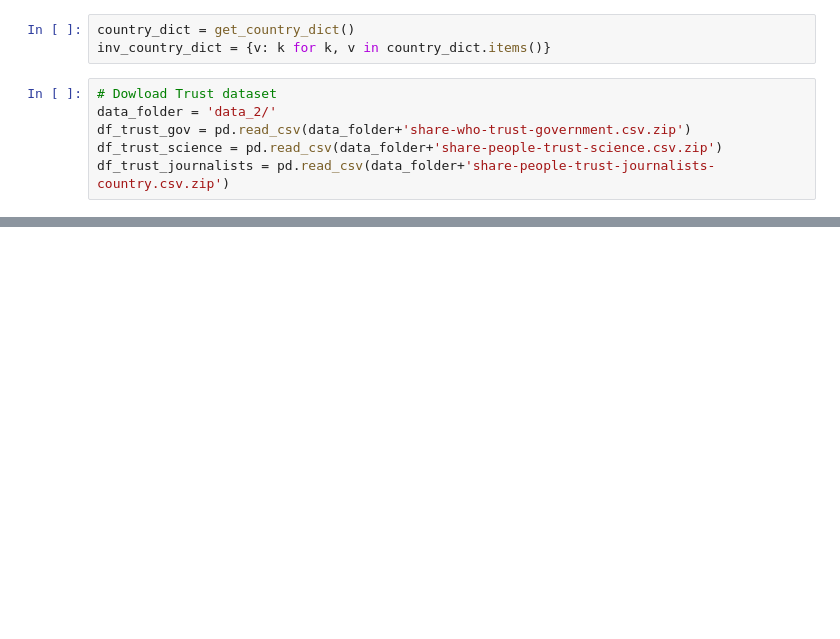
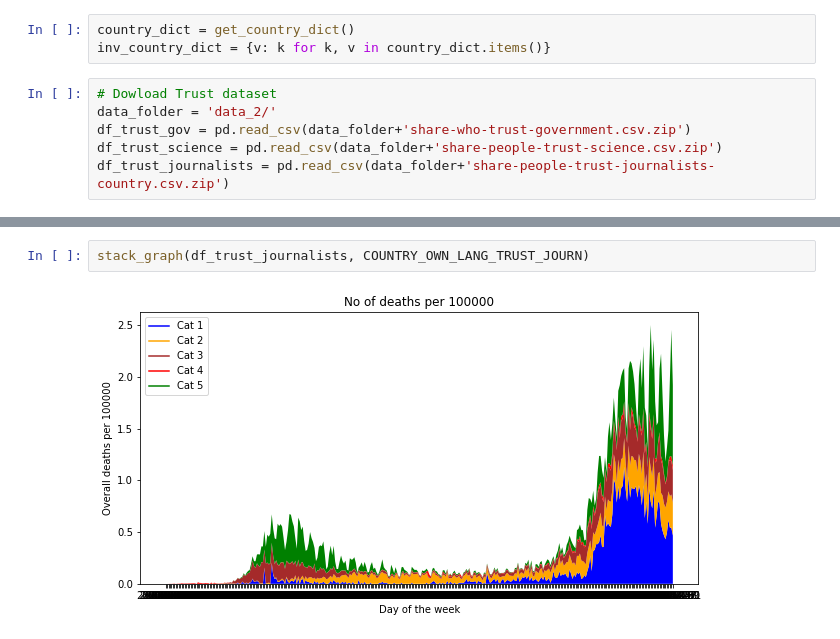
Before and after one commit to epfl-ada/ada-2022-project-thedatadiggers22, a Jupyter notebook: Trust.ipynb, the cells around one changed output, grey strips where cells are left out. Drawn from its saved outputs; the diff is of its cells as text; blank space fills up the shorter version.

```diff
--- a/Trust.ipynb
+++ b/Trust.ipynb
@@ -83,0 +150,4 @@ def trust_category(trust, nbr_category, country_dict):
+# %%
+stack_graph(df_trust_journalists, COUNTRY_OWN_LANG_TRUST_JOURN)
+# %% [output]
+[figure, added]
```
Also changed, not shown: parts of 8 cells of this notebook, 1 other file.
